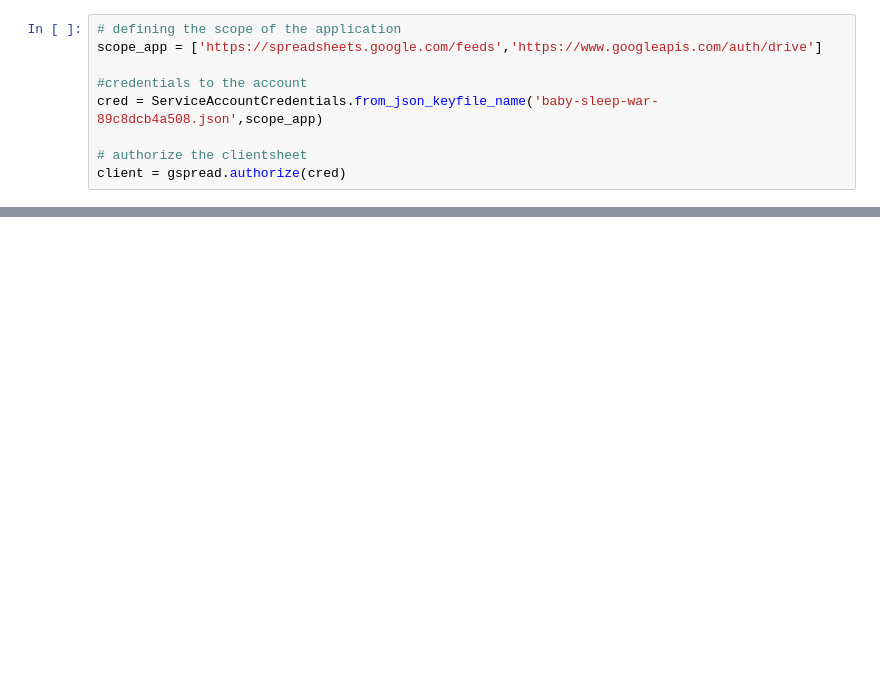
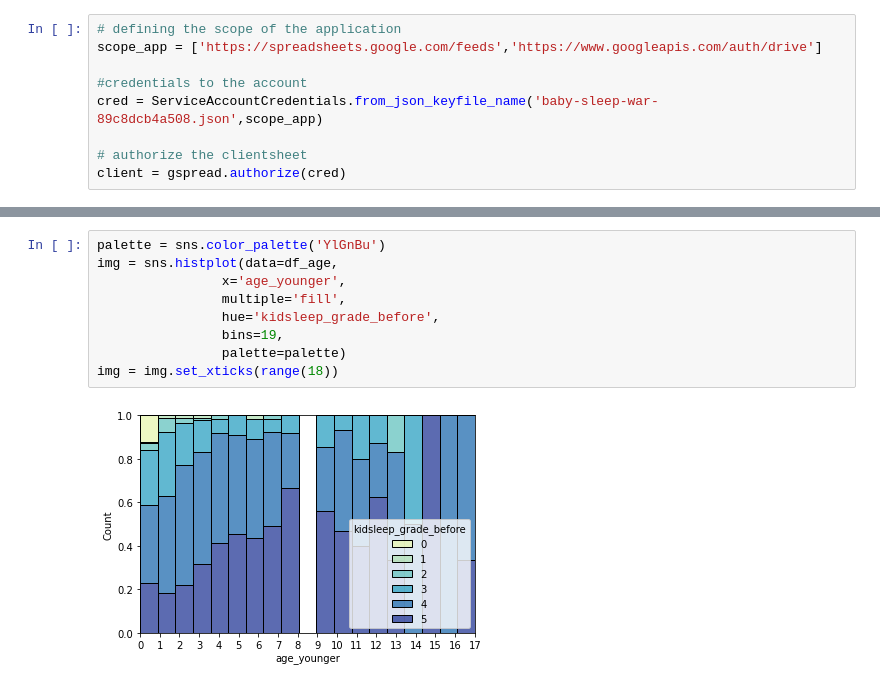
Before and after one commit to hexann666/baby-sleep_war, a Jupyter notebook: code/baby-sleep_war.ipynb, the cells around one changed output, grey strips where cells are left out. Saved outputs shown, nothing was run; the diff lists cells and outputs as text; blank space fills up the shorter version.

```diff
--- a/code/baby-sleep_war.ipynb
+++ b/code/baby-sleep_war.ipynb
@@ -249,0 +533,11 @@ columns_eng = ['timestamp'
+# %%
+palette = sns.color_palette('YlGnBu')
+img = sns.histplot(data=df_age,
+                x='age_younger',
+                multiple='fill',
+                hue='kidsleep_grade_before',
+                bins=19,
+                palette=palette)
+img = img.set_xticks(range(18))
+# %% [output]
+[figure, added]
```
Also changed, not shown: parts of 62 cells of this notebook, 2 other files.
